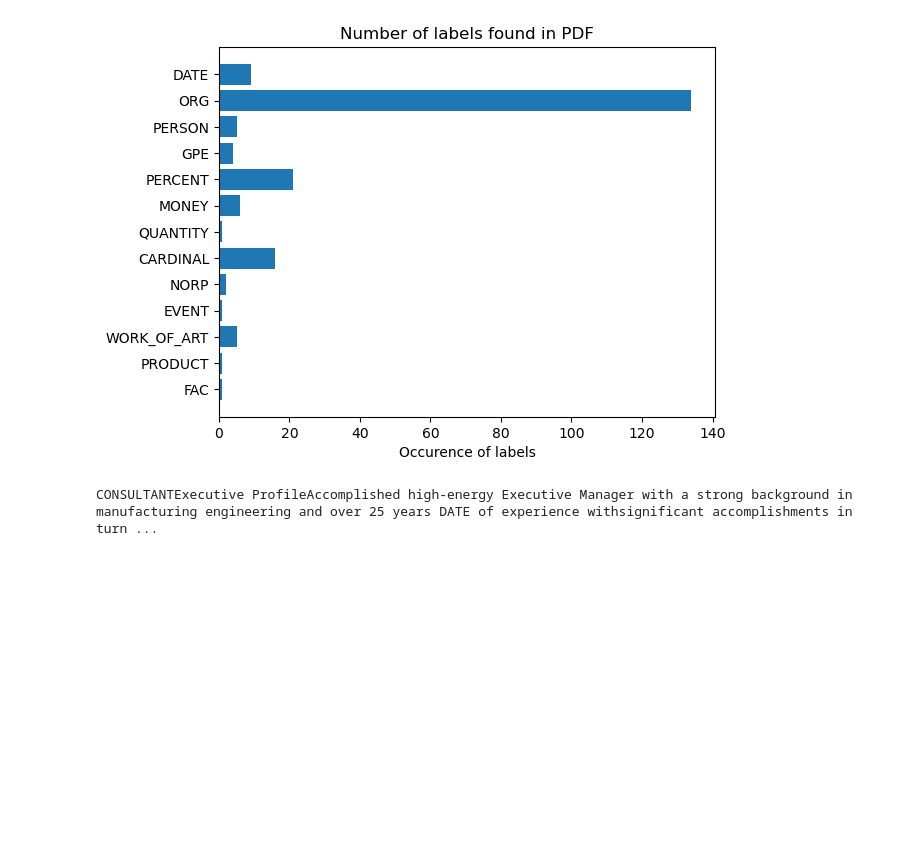
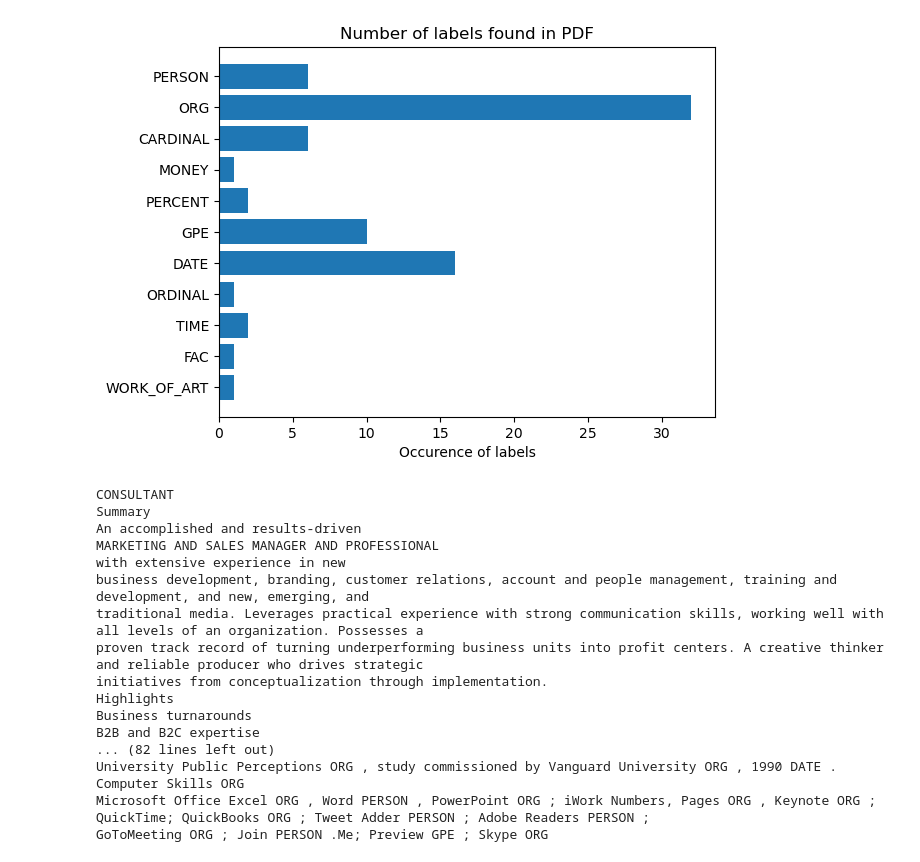
Before and after one commit to MaximusDraka/researcher, a Jupyter notebook: notebooks/tools/pypdf2.ipynb, the cells around one changed output. Cells and saved outputs as stored; diff of their text form; code cells hidden in the pictures; blank space fills up the shorter version.

```diff
--- a/notebooks/tools/pypdf2.ipynb
+++ b/notebooks/tools/pypdf2.ipynb
@@ -1,25 +1,46 @@
 # %%
 from spacy import displacy
 import spacy
 from collections import Counter
 
 import sys
-sys.path.insert(1, 'C:/Users/tom/projects/skill-skeleton/utils/')
+import os
+from dotenv import load_dotenv
+
+project_dir = os.getenv("PROJECT_PATH")
+
+sys.path.insert(1, project_dir + '/utils')
 
 import pdf_util as pdf_util
 
 
-file_content = pdf_util.read_PDF('C:/Users/tom/projects/skill-skeleton/data/CV/20176584.pdf')
+file_content = pdf_util.read_PDF(project_dir + '/data/cv/Consultant-1.pdf')
 
 nlp=spacy.load('en_core_web_sm')
 doc = nlp(file_content)
 list_ent = [ent.label_ for ent in doc.ents]
 labels, values = zip(*Counter(list_ent).items())
 
 pdf_util.show_PDF_as_bar_chart(labels, values)
 
 
 displacy.render(nlp(doc.text),style='ent', jupyter=True)
 # %% [output]
-[figure, old version]
+[figure, new version]
-CONSULTANTExecutive ProfileAccomplished high-energy Executive Manager with a strong background in manufacturing engineering and over 25 years DATE of experience withsignificant accomplishments in turn ...
+CONSULTANT
+Summary
+An accomplished and results-driven
+MARKETING AND SALES MANAGER AND PROFESSIONAL
+with extensive experience in new
+business development, branding, customer relations, account and people management, training and development, and new, emerging, and
+traditional media. Leverages practical experience with strong communication skills, working well with all levels of an organization. Possesses a
+proven track record of turning underperforming business units into profit centers. A creative thinker and reliable producer who drives strategic
+initiatives from conceptualization through implementation.
+Highlights
+Business turnarounds
+B2B and B2C expertise
+... (82 lines left out)
+University Public Perceptions ORG , study commissioned by Vanguard University ORG , 1990 DATE .
+Computer Skills ORG
+Microsoft Office Excel ORG , Word PERSON , PowerPoint ORG ; iWork Numbers, Pages ORG , Keynote ORG ; QuickTime; QuickBooks ORG ; Tweet Adder PERSON ; Adobe Readers PERSON ;
+GoToMeeting ORG ; Join PERSON .Me; Preview GPE ; Skype ORG
```
Also changed, not shown: 49 other files.
